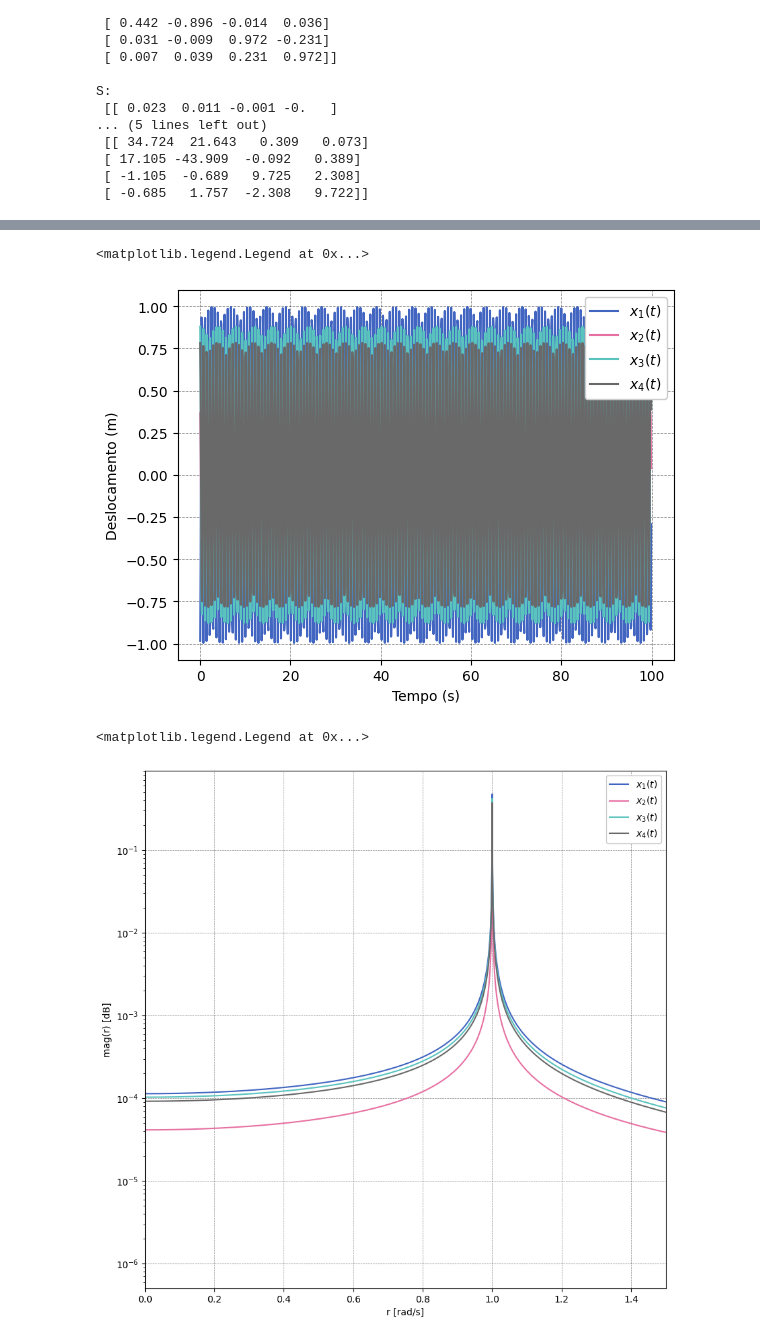
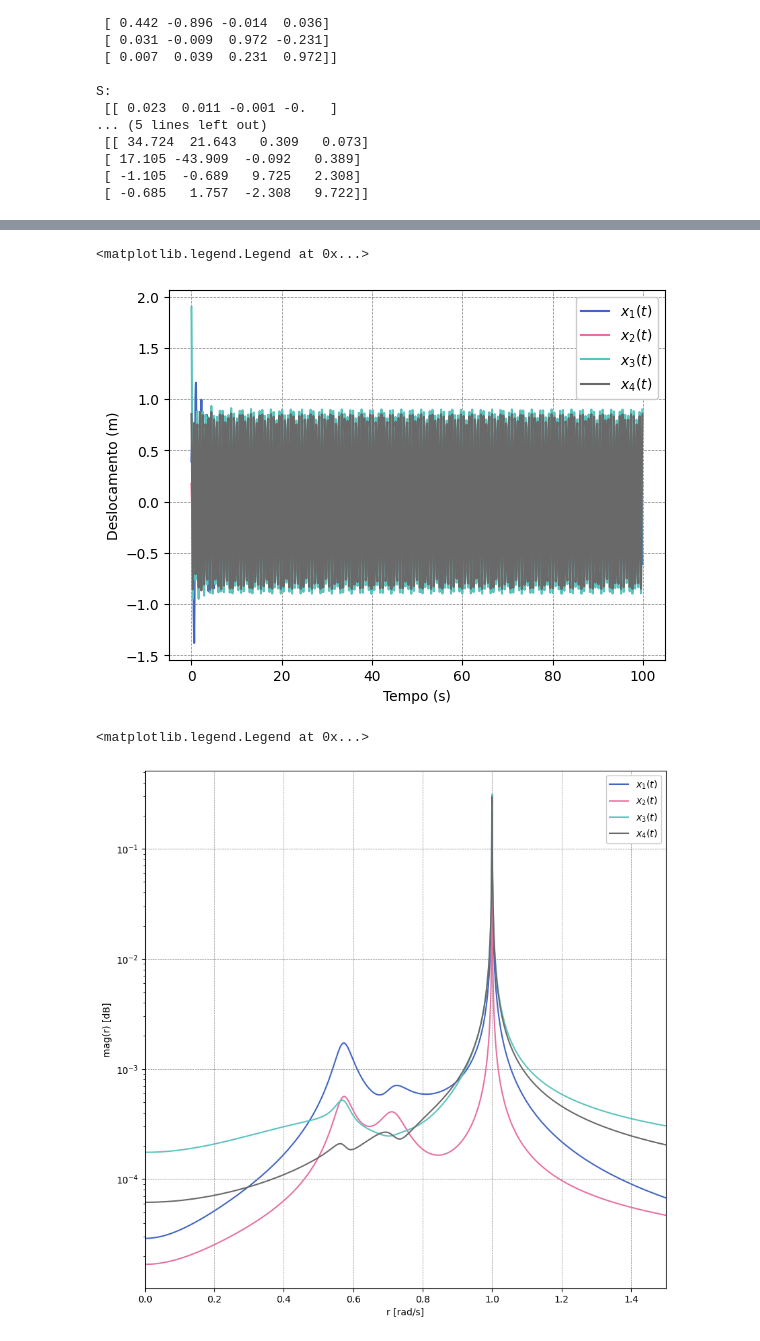
Before and after one commit to miguellrodrigues/dinamica_veicular, a Jupyter notebook: analise_modal.ipynb, the cells around one changed output, grey strips where cells are left out. Cells and saved outputs as stored; diff of their text form; code cells hidden in the pictures.

```diff
--- a/analise_modal.ipynb
+++ b/analise_modal.ipynb
@@ -45,17 +45,17 @@ K = array([
 ])
 
 X0 = array([
+    [1],
     [0],
-    [0],
-    [0],
+    [1],
     [0],
 ])
 
 V0 = array([
     [0],
+    [-1],
     [0],
-    [0],
-    [0],
+    [.5],
 ])
 
 N = M.shape[0]
@@ -143,7 +143,7 @@ forced_response_forces = array([
 B = np.eye(N)
 
 F = P.T @ M_minus_half @ B @ forced_response_forces
-wf = 55/(2*pi)
+wf = 10
 
 for i in range(N):
     w    = wn[i]
@@ -219,7 +219,7 @@ plt.ylabel('Deslocamento (m)')
 plt.legend()
 # %% [output]
 <matplotlib.legend.Legend at 0x...>
-[figure, old version]
+[figure, new version]
 # %%
 def fft(signal, sampling_time):
     fft = np.fft.fft(signal)
@@ -236,32 +236,32 @@ def fft(signal, sampling_time):
 
     return freqs, amplitudes, phase
 
 
 ffts   = [fft(xi[i], sampling_period) for i in range(N)]
 
 maximum_amp = np.max([
     np.max(ffts[i][1]) for i in range(N)
 ])
 
 maximum_freq = np.max(
     [ffts[i][0][np.argmax(ffts[i][1])] for i in range(N)]
 )
 
 plt.figure(figsize=(10, 10))
 plt.semilogy()
 
 for i in range(N):
 
     plt.plot(
         ffts[i][0]/maximum_freq,
         ffts[i][1],
         label=f'$x_{i+1}(t)$'
     )
 
 plt.xlim(.0, 1.5)
-plt.xlabel('r [rad/s]')
+plt.xlabel('r')
 plt.ylabel('mag(r) [dB]')
 plt.legend()
 # %% [output]
 <matplotlib.legend.Legend at 0x...>
-[figure, old version]
+[figure, new version]
```
Also changed, not shown: parts of 2 cells of this notebook, 1 other file.
